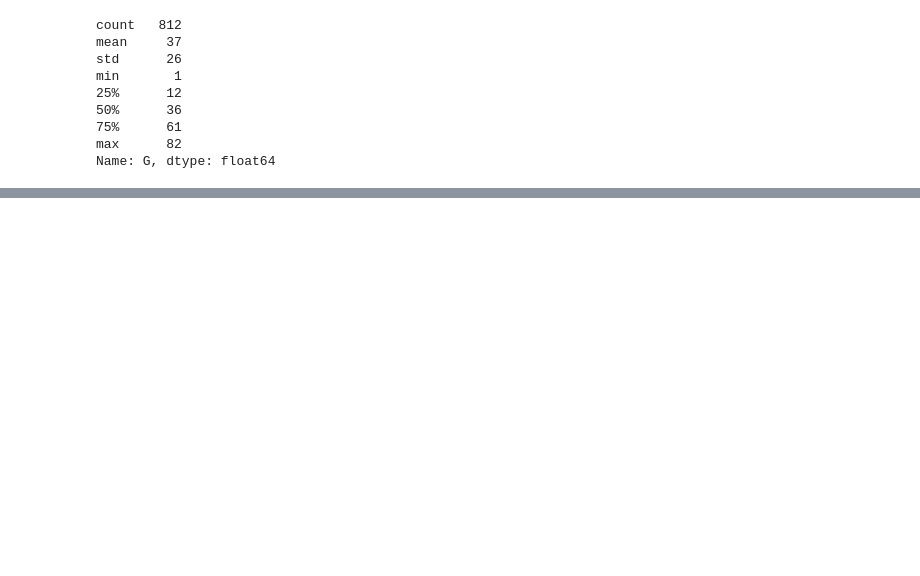
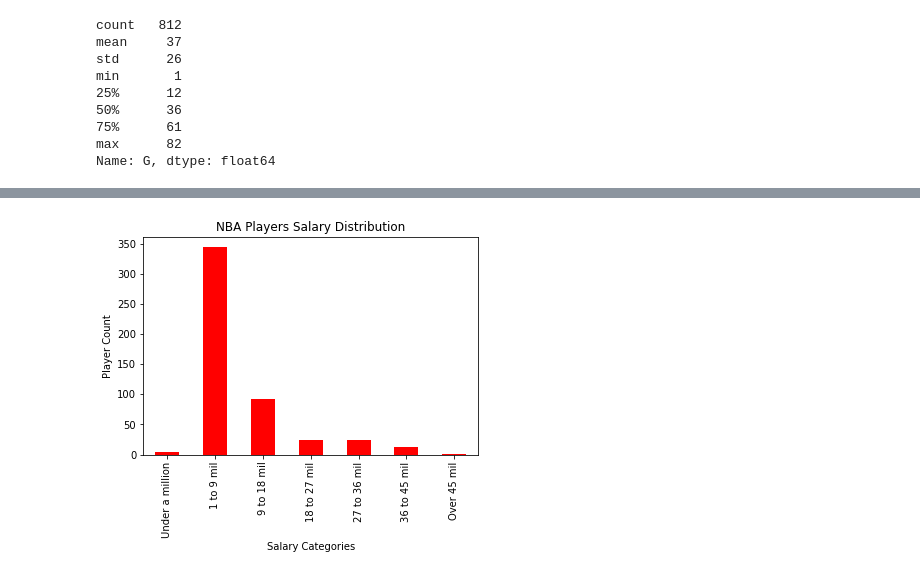
Before and after one commit to meeyoungPH/nba_superlatives, a Jupyter notebook: salaries/Salaries_Working.ipynb, the cells around one changed output, grey strips where cells are left out. Saved outputs shown, nothing was run; the diff lists cells and outputs as text; code cells hidden in the pictures; blank space fills up the shorter version.

Commit message:
Adding visualizations to folder

```diff
--- a/salaries/Salaries_Working.ipynb
+++ b/salaries/Salaries_Working.ipynb
@@ -97,0 +161,11 @@ combine_PER_Sal.head()
+# %%
+#plt.hist(x= combine_PER_Sal.Salary, bins = salary_bins, label = bin_names)
+#fix the xtick and move the bars close together, maybe change color as well
+all_data.groupby('Salary Categories').count()["Player"].plot(kind='bar', color= "red")
+
+plt.title("NBA Players Salary Distribution")
+plt.xlabel("Salary Categories")
+plt.ylabel("Player Count")
+plt.show()
+# %% [output]
+[figure, added]
```
Also changed, not shown: parts of 22 cells of this notebook, 3 other files.
